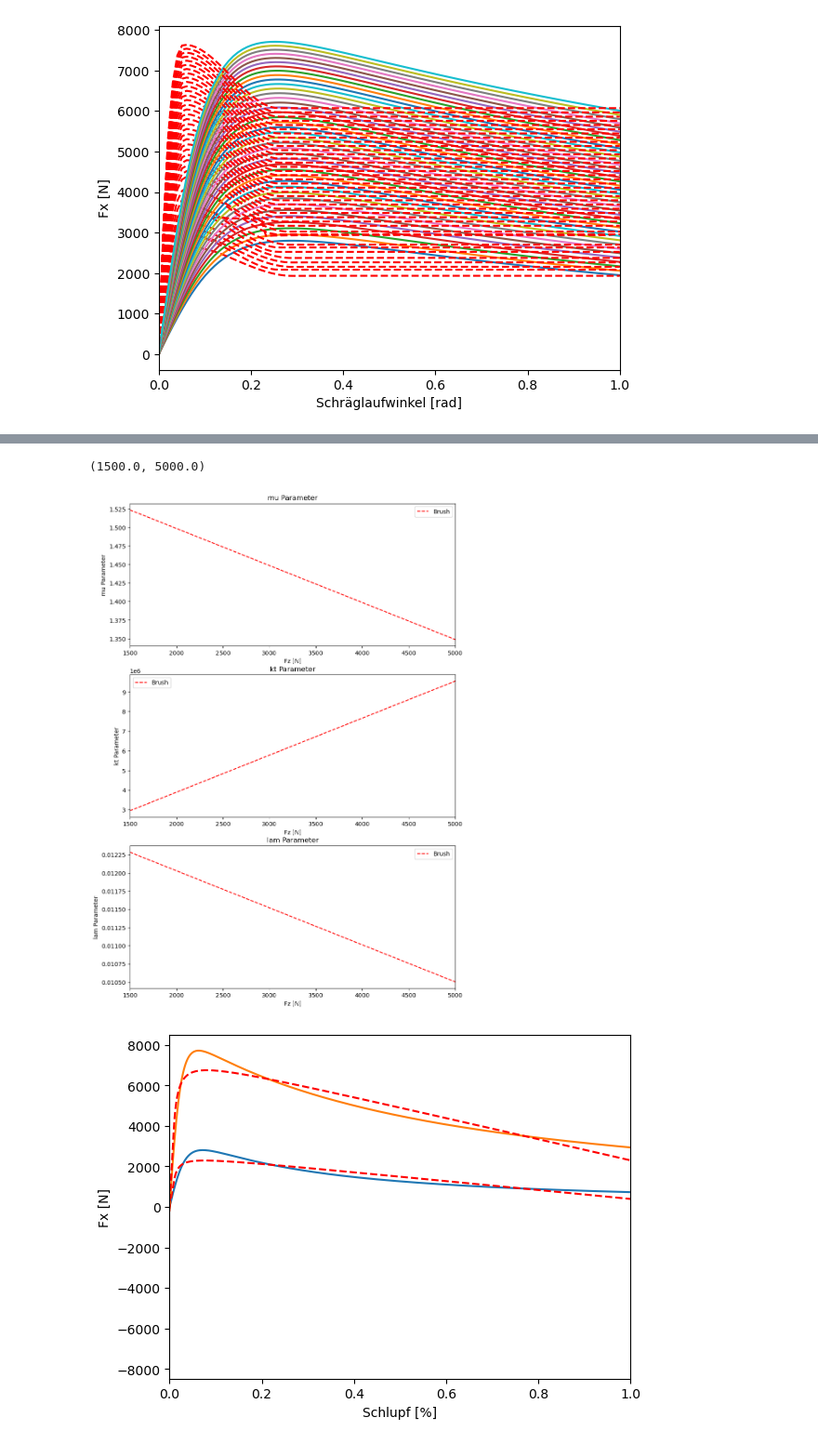
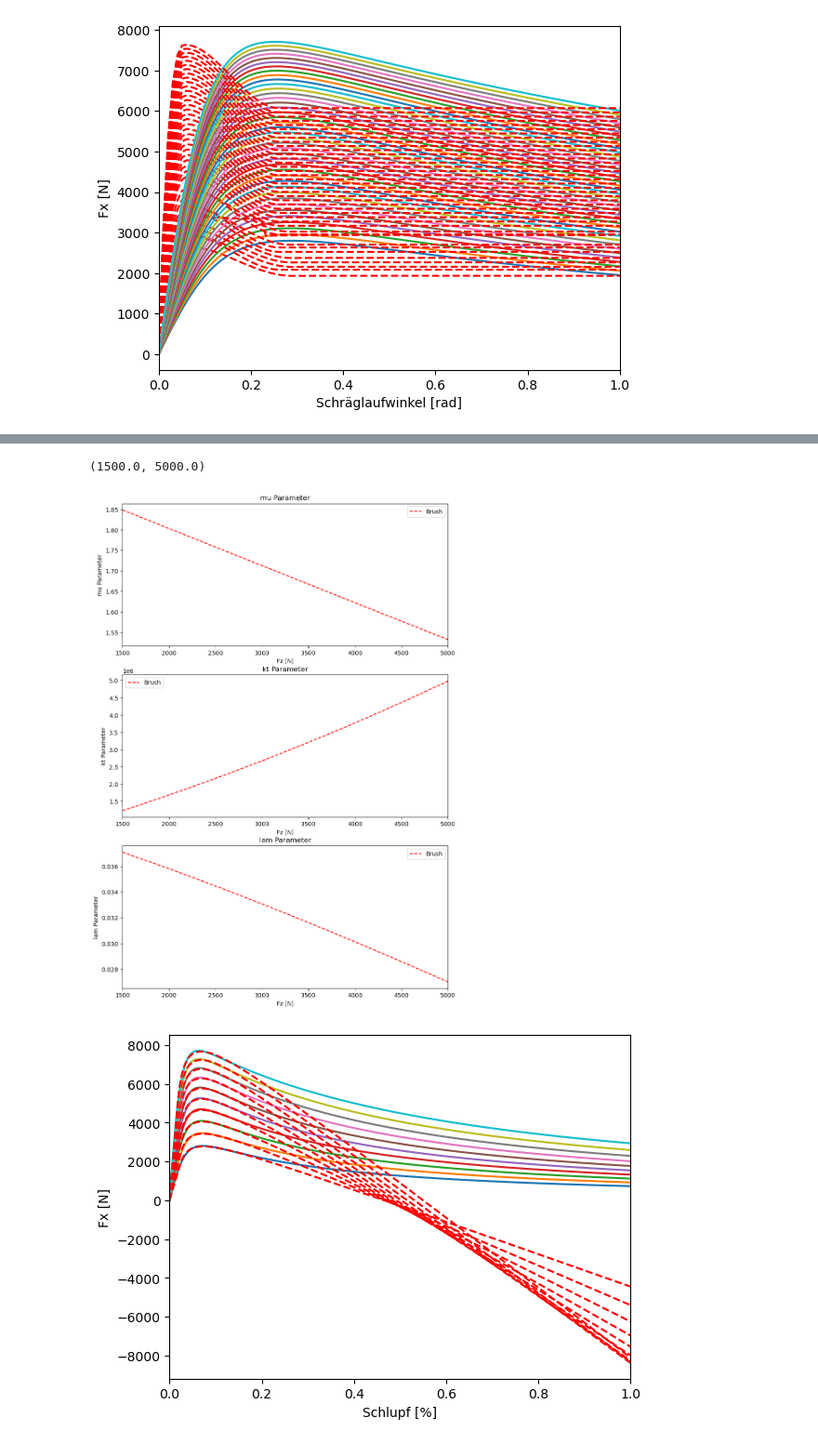
Before and after one commit to BenediktRuhland/SA-Tire-model, a Jupyter notebook: comparision/Fitting_comparision.ipynb, the cells around one changed output, grey strips where cells are left out. Shown at 93% size. Saved outputs shown, nothing was run; the diff lists cells and outputs as text; code cells hidden in the pictures.

```diff
--- a/comparision/Fitting_comparision.ipynb
+++ b/comparision/Fitting_comparision.ipynb
@@ -24,7 +24,7 @@ Fz0 = 3114
 IA = 0
 
 #Fz Bereich + Anzahl der Schritte
-iter = 2
+iter = 10
 Fz = np.linspace(1500,5000,iter)
 # %%
 #lateral
@@ -642,7 +642,8 @@ ax[2].set_xlim(1500,5000)
 ###############################################################
 
 #longitudinal
-
+Sx = np.linspace(0,0.15,1000)
+Sxx = np.linspace(0,1,1000)
 #MFsimpel
 Fx_params_init = [0.8, 36000, 0.04]
 
@@ -661,9 +662,10 @@ for i in range(0,len(Fz)):
     mu[i] = abs(Fx_params[0])
 
 
-    Fx_fit = func_Fx(Sx, *Fx_params)
-    plt.plot(Sx,x_data)
-    plt.plot(Sx,Fx_fit, 'r--' )
+    Fxx_fit = br.brush_long(Sxx ,Fz[i], *Fx_params)
+    xx_data = pa52_0.Pacejka52_long(Fz[i],Sxx,IA,Fz0)[0]
+    plt.plot(Sxx,xx_data)
+    plt.plot(Sxx,Fxx_fit, 'r--' )
     plt.xlim(0,1)
     plt.xlabel('Schlupf [%]')
     plt.ylabel('Fx [N]')
@@ -689,32 +691,35 @@ for i in range(0,len(Fz)):
     kt[i] = abs(Fx_params[1])
 
 #Plotting:
 ax[1].plot(Fz,kt, 'r--', label = 'Brush')
 ax[1].legend()
 ax[1].set_xlabel('Fz [N]')
 ax[1].set_ylabel('kt Parameter')
 ax[1].set_title('kt Parameter')
 ax[1].set_xlim(1500,5000)
 
 lam = np.zeros(len(Fz))
 for i in range(0,len(Fz)):
 
     def func_Fx(Sy, mu, kt, lam):
         return br.brush_long(Sx ,Fz[i],mu,kt, lam)
 
     x_data = pa52_0.Pacejka52_long(Fz[i],Sx,IA,Fz0)[0]
 
     Fx_params, _ = curve_fit(func_Fx, Sx, x_data, Fx_params_init)
     lam[i] = abs(Fx_params[2])
 
 #Plotting:
 ax[2].plot(Fz,lam, 'r--', label = 'Brush')
 ax[2].legend()
 ax[2].set_xlabel('Fz [N]')
 ax[2].set_ylabel('lam Parameter')
 ax[2].set_title('lam Parameter')
 ax[2].set_xlim(1500,5000)
+
+
+#fig.savefig('test.svg', format='svg')
 # %% [output]
 (1500.0, 5000.0)
-[figure, old version]
+[figure, new version]
-[figure, old version]
+[figure, new version]
```
Also changed, not shown: parts of 3 cells of this notebook, 3 other files.
